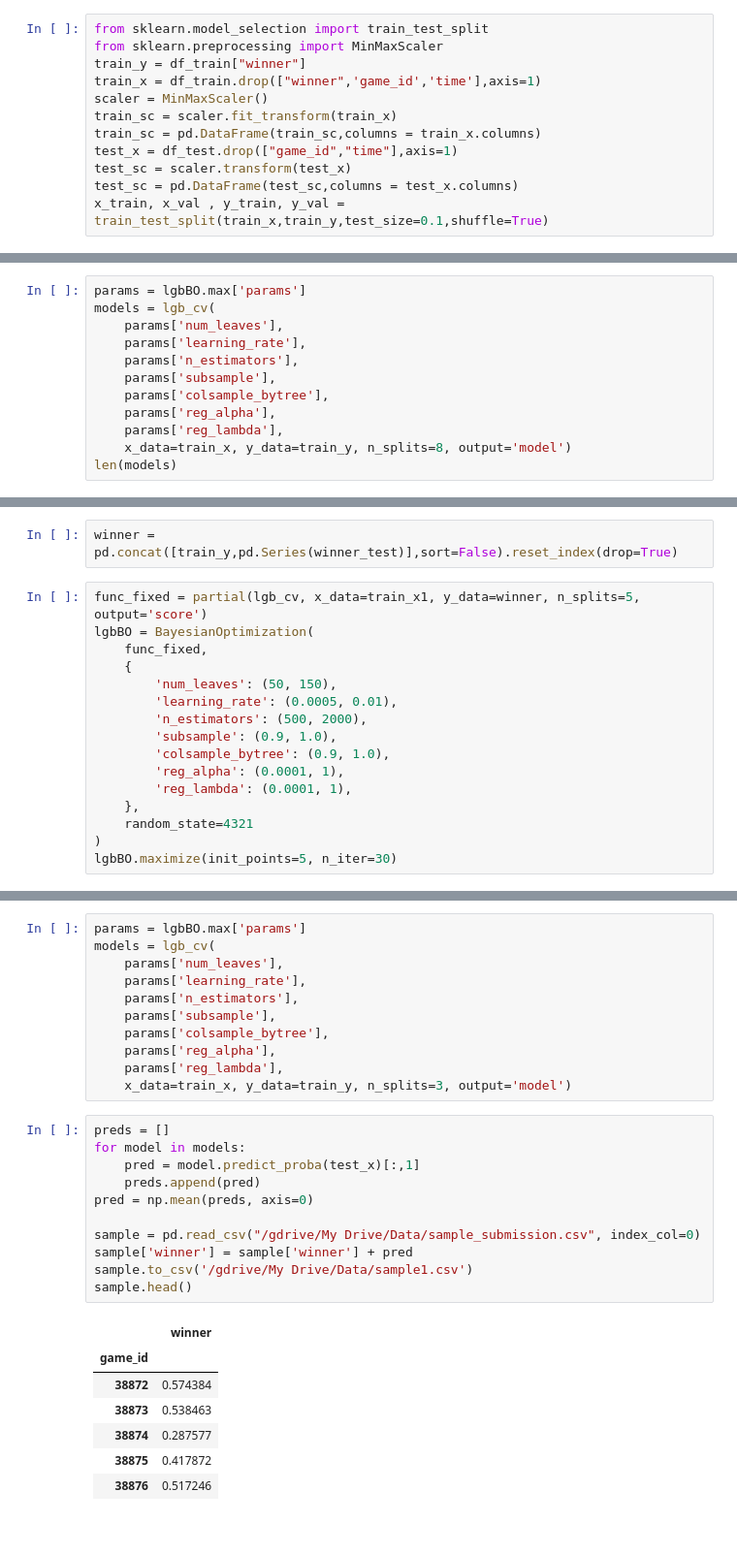
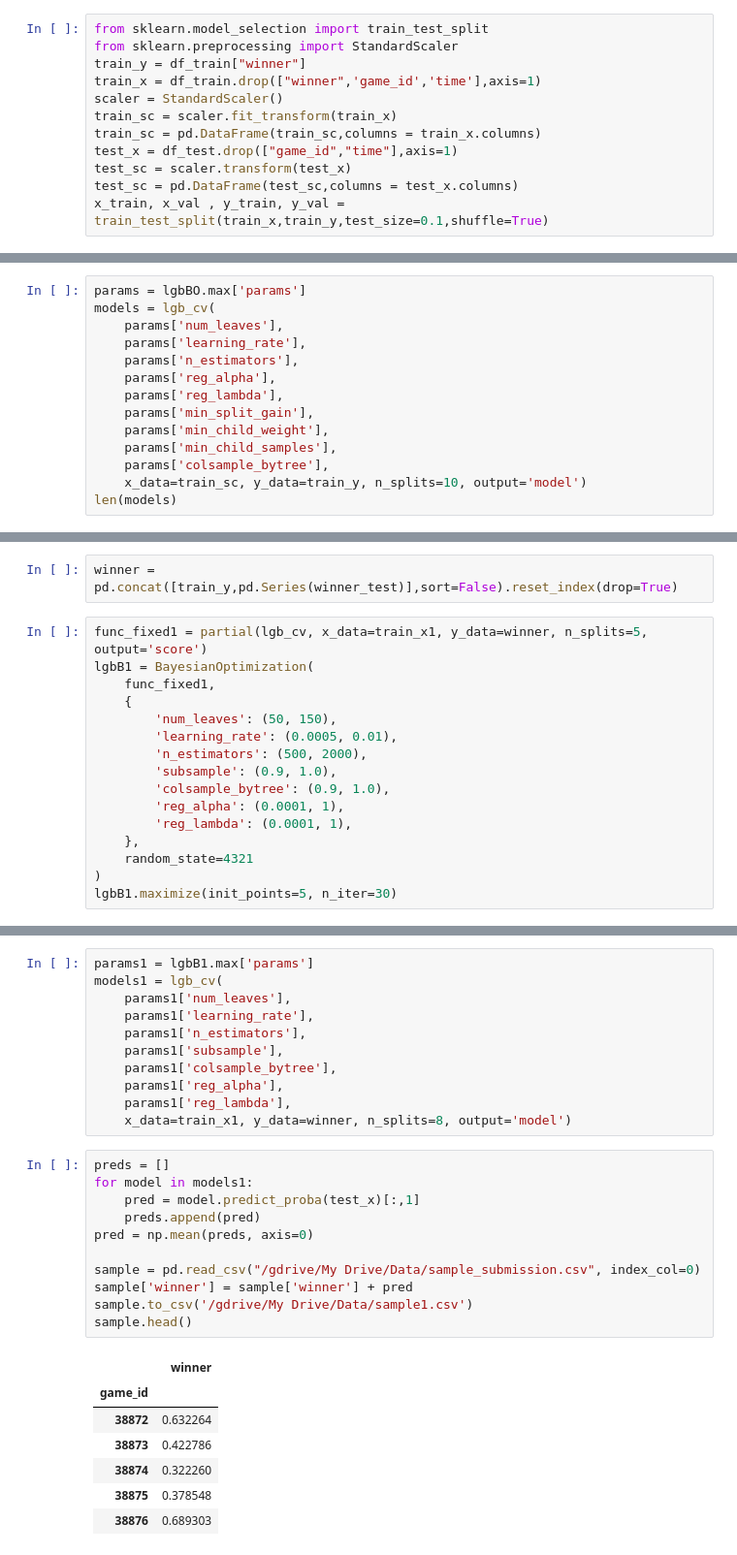
Before and after one commit to GyuYoungCho/machine_learning_Data_analysis, a Jupyter notebook: Dacon/game_class4.ipynb, the cells around one changed output, grey strips where cells are left out. Shown at 97% size. Drawn from its saved outputs; the diff is of its cells as text.

```diff
--- a/Dacon/game_class4.ipynb
+++ b/Dacon/game_class4.ipynb
@@ -495,9 +380,9 @@ See the caveats in the documentation: http://pandas.pydata.org/pandas-docs/stabl
 # %%
 from sklearn.model_selection import train_test_split
-from sklearn.preprocessing import MinMaxScaler
+from sklearn.preprocessing import StandardScaler
 train_y = df_train["winner"]
 train_x = df_train.drop(["winner",'game_id','time'],axis=1)
-scaler = MinMaxScaler()
+scaler = StandardScaler()
 train_sc = scaler.fit_transform(train_x)
 train_sc = pd.DataFrame(train_sc,columns = train_x.columns)
 test_x = df_test.drop(["game_id","time"],axis=1)
@@ -598,9 +470,11 @@ models = lgb_cv(
     params['num_leaves'],
     params['learning_rate'],
     params['n_estimators'],
-    params['subsample'],
-    params['colsample_bytree'],
     params['reg_alpha'],
     params['reg_lambda'],
-    x_data=train_x, y_data=train_y, n_splits=8, output='model')
+    params['min_split_gain'],
+    params['min_child_weight'],
+    params['min_child_samples'],
+    params['colsample_bytree'],
+    x_data=train_sc, y_data=train_y, n_splits=10, output='model')
 len(models)
@@ -688,9 +552,9 @@ train_x1 = pd.concat([train_x,test_x.iloc[test_index,:] ],axis=0,sort=False)
 # %%
 winner = pd.concat([train_y,pd.Series(winner_test)],sort=False).reset_index(drop=True)
 # %%
-func_fixed = partial(lgb_cv, x_data=train_x1, y_data=winner, n_splits=5, output='score')
-lgbBO = BayesianOptimization(
-    func_fixed,
+func_fixed1 = partial(lgb_cv, x_data=train_x1, y_data=winner, n_splits=5, output='score')
+lgbB1 = BayesianOptimization(
+    func_fixed1,
     {
         'num_leaves': (50, 150),
         'learning_rate': (0.0005, 0.01),
@@ -702,7 +566,7 @@ lgbBO = BayesianOptimization(
     },
     random_state=4321
 )
-lgbBO.maximize(init_points=5, n_iter=30)
+lgbB1.maximize(init_points=5, n_iter=30)
 # %% [output]
 |   iter    |  target   | colsam... | learni... | n_esti... | num_le... | reg_alpha | reg_la... | subsample |
 -------------------------------------------------------------------------------------------------------------
@@ -713,30 +588,30 @@ KeyboardInterrupt: ignored
 # %%
-params = lgbBO.max['params']
-models = lgb_cv(
-    params['num_leaves'],
-    params['learning_rate'],
-    params['n_estimators'],
-    params['subsample'],
-    params['colsample_bytree'],
-    params['reg_alpha'],
-    params['reg_lambda'],
-    x_data=train_x, y_data=train_y, n_splits=3, output='model')
+params1 = lgbB1.max['params']
+models1 = lgb_cv(
+    params1['num_leaves'],
+    params1['learning_rate'],
+    params1['n_estimators'],
+    params1['subsample'],
+    params1['colsample_bytree'],
+    params1['reg_alpha'],
+    params1['reg_lambda'],
+    x_data=train_x1, y_data=winner, n_splits=8, output='model')
 # %%
 preds = []
-for model in models:
+for model in models1:
     pred = model.predict_proba(test_x)[:,1]
     preds.append(pred)
 pred = np.mean(preds, axis=0)
 
 sample = pd.read_csv("/gdrive/My Drive/Data/sample_submission.csv", index_col=0)
 sample['winner'] = sample['winner'] + pred
 sample.to_csv('/gdrive/My Drive/Data/sample1.csv')
 sample.head()
 # %% [output]
 |  | winner |
 | game_id |  |
-| 38872 | 0.574384 |
-| 38873 | 0.538463 |
-| 38874 | 0.287577 |
-| 38875 | 0.417872 |
-| 38876 | 0.517246 |
+| 38872 | 0.632264 |
+| 38873 | 0.422786 |
+| 38874 | 0.322260 |
+| 38875 | 0.378548 |
+| 38876 | 0.689303 |
```
Also changed, not shown: parts of 21 cells of this notebook.
